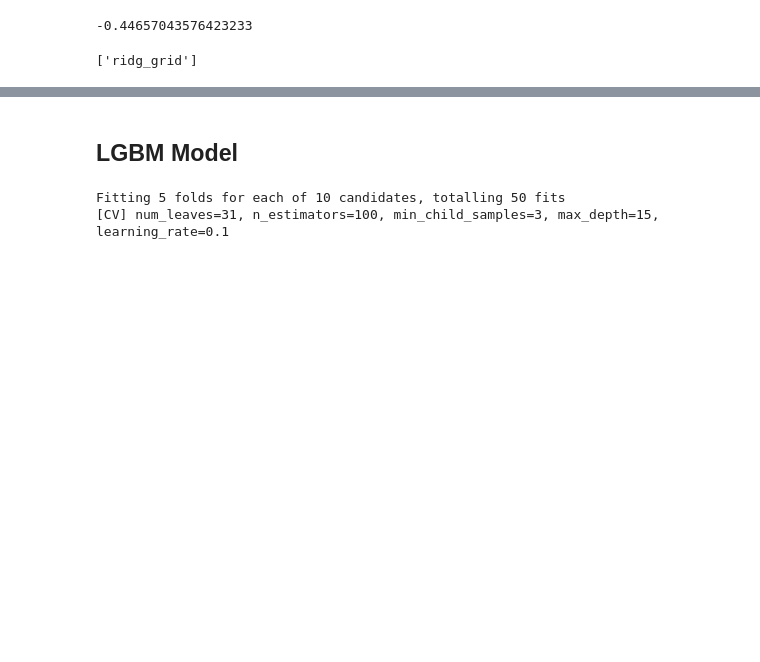
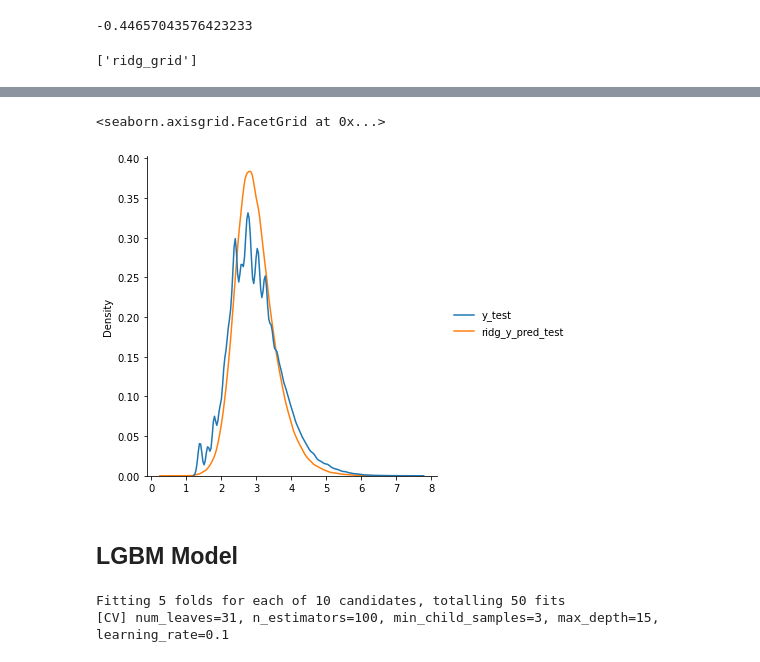
Before and after one commit to TB234/NLP_project, a Jupyter notebook: NLP_project_mercari.ipynb, the cells around one changed output, grey strips where cells are left out. Drawn from its saved outputs; the diff is of its cells as text; code cells hidden in the pictures; blank space fills up the shorter version.

```diff
--- a/NLP_project_mercari.ipynb
+++ b/NLP_project_mercari.ipynb
@@ -1121,3 +1110,10 @@ sns.distplot(ridg_y_pred_test, hist = False, ax = ax1, label = "prediction", col
+# %%
+#Plotting distribution of actual test  and predicted test
+z_test = pd.DataFrame(({'y_test':y_test, 'ridg_y_pred_test': ridg_y_pred_test}))
+sns.displot(z_test, kind="kde")
+# %% [output]
+<seaborn.axisgrid.FacetGrid at 0x...>
+[figure, added]
 # %% [markdown]
 ## LGBM Model
 # %%
```
Also changed, not shown: parts of 7 cells of this notebook.
